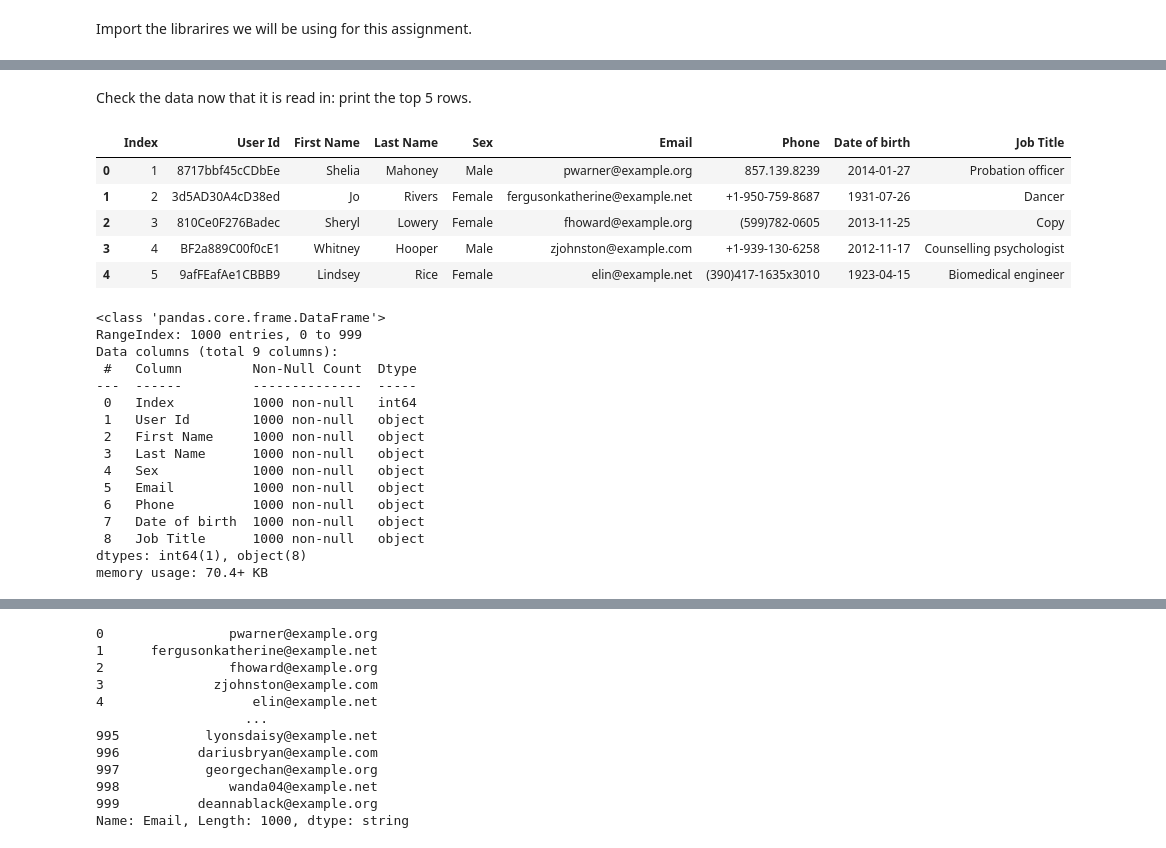
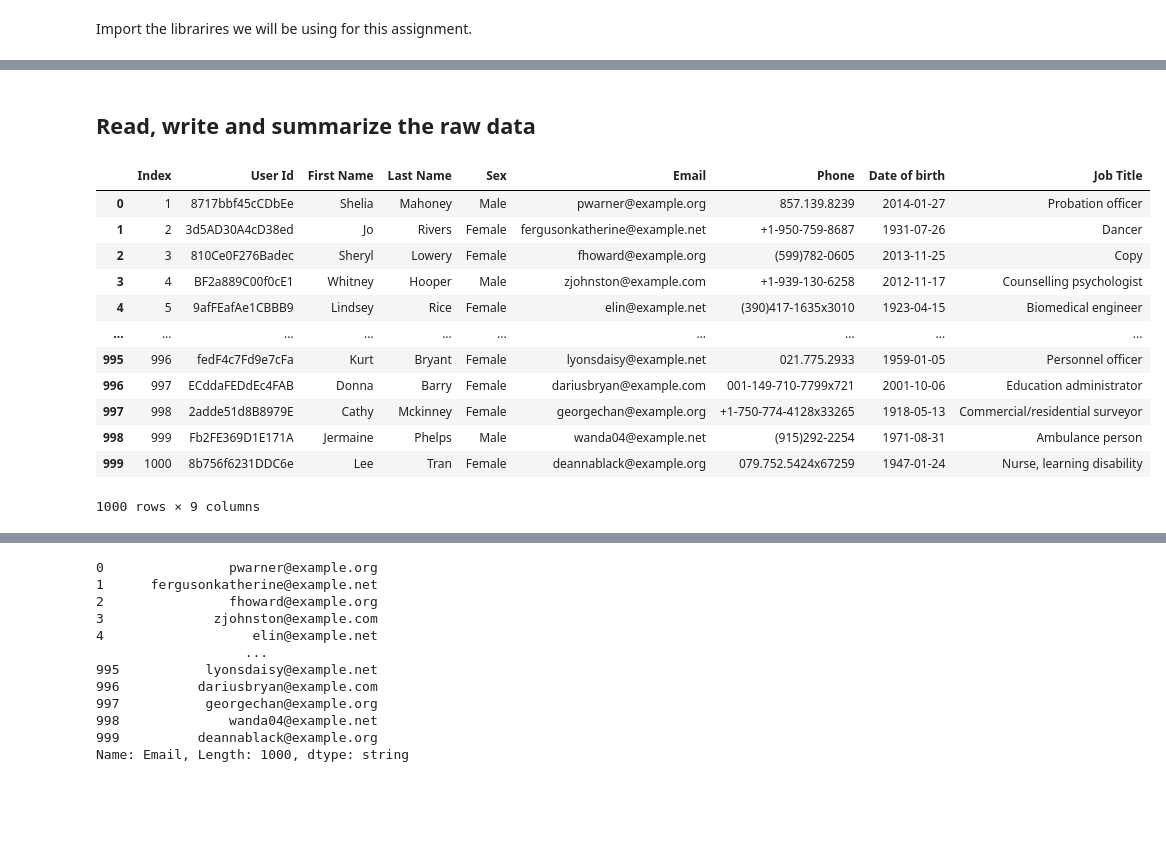
Before and after one commit to fdennehy/pfda-assignments, a Jupyter notebook: assignment03-pie.ipynb, the cells around one changed output, grey strips where cells are left out. Drawn from its saved outputs; the diff is of its cells as text; code cells hidden in the pictures; blank space fills up the shorter version.

```diff
--- a/assignment03-pie.ipynb
+++ b/assignment03-pie.ipynb
@@ -17,30 +11,25 @@ df = pd.read_csv('https://drive.google.com/uc?id=1AWPf-pJodJKeHsARQK_RHiNsE8fjPC
-# %% [markdown]
-Check the data now that it is read in: print the top 5 rows.
-# %%
-df.head()
-# %% [output]
-|  | Index | User Id | First Name | Last Name | Sex | Email | Phone | Date of birth | Job Title |
-| 0 | 1 | 8717bbf45cCDbEe | Shelia | Mahoney | Male | pwarner@example.org | 857.139.8239 | 2014-01-27 | Probation officer |
-| 1 | 2 | 3d5AD30A4cD38ed | Jo | Rivers | Female | fergusonkatherine@example.net | +1-950-759-8687 | 1931-07-26 | Dancer |
-| 2 | 3 | 810Ce0F276Badec | Sheryl | Lowery | Female | fhoward@example.org | (599)782-0605 | 2013-11-25 | Copy |
-| 3 | 4 | BF2a889C00f0cE1 | Whitney | Hooper | Male | zjohnston@example.com | +1-939-130-6258 | 2012-11-17 | Counselling psychologist |
-| 4 | 5 | 9afFEafAe1CBBB9 | Lindsey | Rice | Female | elin@example.net | (390)417-1635x3010 | 1923-04-15 | Biomedical engineer |
-# %%
-df.info()
-# %% [output]
-<class 'pandas.core.frame.DataFrame'>
-RangeIndex: 1000 entries, 0 to 999
-Data columns (total 9 columns):
- #   Column         Non-Null Count  Dtype
----  ------         --------------  -----
- 0   Index          1000 non-null   int64
- 1   User Id        1000 non-null   object
- 2   First Name     1000 non-null   object
- 3   Last Name      1000 non-null   object
- 4   Sex            1000 non-null   object
- 5   Email          1000 non-null   object
- 6   Phone          1000 non-null   object
- 7   Date of birth  1000 non-null   object
- 8   Job Title      1000 non-null   object
-dtypes: int64(1), object(8)
-memory usage: 70.4+ KB
+# %% [markdown]
+## Read, write and summarize the raw data ##
+# %%
+# Read data into pandas data frame.
+df = pd.read_csv('https://drive.google.com/uc?id=1AWPf-pJodJKeHsARQK_RHiNsE8fjPCVK&export=download')
+
+# Write a local copy of the data
+df.to_csv('data/df_email_domains_raw.csv')
+
+# Produce initial (truncated) view of the Data Frame
+df
+# %% [output]
+|  | Index | User Id | First Name | Last Name | Sex | Email | Phone | Date of birth | Job Title |
+| 0 | 1 | 8717bbf45cCDbEe | Shelia | Mahoney | Male | pwarner@example.org | 857.139.8239 | 2014-01-27 | Probation officer |
+| 1 | 2 | 3d5AD30A4cD38ed | Jo | Rivers | Female | fergusonkatherine@example.net | +1-950-759-8687 | 1931-07-26 | Dancer |
+| 2 | 3 | 810Ce0F276Badec | Sheryl | Lowery | Female | fhoward@example.org | (599)782-0605 | 2013-11-25 | Copy |
+| 3 | 4 | BF2a889C00f0cE1 | Whitney | Hooper | Male | zjohnston@example.com | +1-939-130-6258 | 2012-11-17 | Counselling psychologist |
+| 4 | 5 | 9afFEafAe1CBBB9 | Lindsey | Rice | Female | elin@example.net | (390)417-1635x3010 | 1923-04-15 | Biomedical engineer |
+| ... | ... | ... | ... | ... | ... | ... | ... | ... | ... |
+| 995 | 996 | fedF4c7Fd9e7cFa | Kurt | Bryant | Female | lyonsdaisy@example.net | 021.775.2933 | 1959-01-05 | Personnel officer |
+| 996 | 997 | ECddaFEDdEc4FAB | Donna | Barry | Female | dariusbryan@example.com | 001-149-710-7799x721 | 2001-10-06 | Education administrator |
+| 997 | 998 | 2adde51d8B8979E | Cathy | Mckinney | Female | georgechan@example.org | +1-750-774-4128x33265 | 1918-05-13 | Commercial/residential surveyor |
+| 998 | 999 | Fb2FE369D1E171A | Jermaine | Phelps | Male | wanda04@example.net | (915)292-2254 | 1971-08-31 | Ambulance person |
+| 999 | 1000 | 8b756f6231DDC6e | Lee | Tran | Female | deannablack@example.org | 079.752.5424x67259 | 1947-01-24 | Nurse, learning disability |
+1000 rows × 9 columns
```
Also changed, not shown: parts of 18 cells of this notebook, 2 other files.
